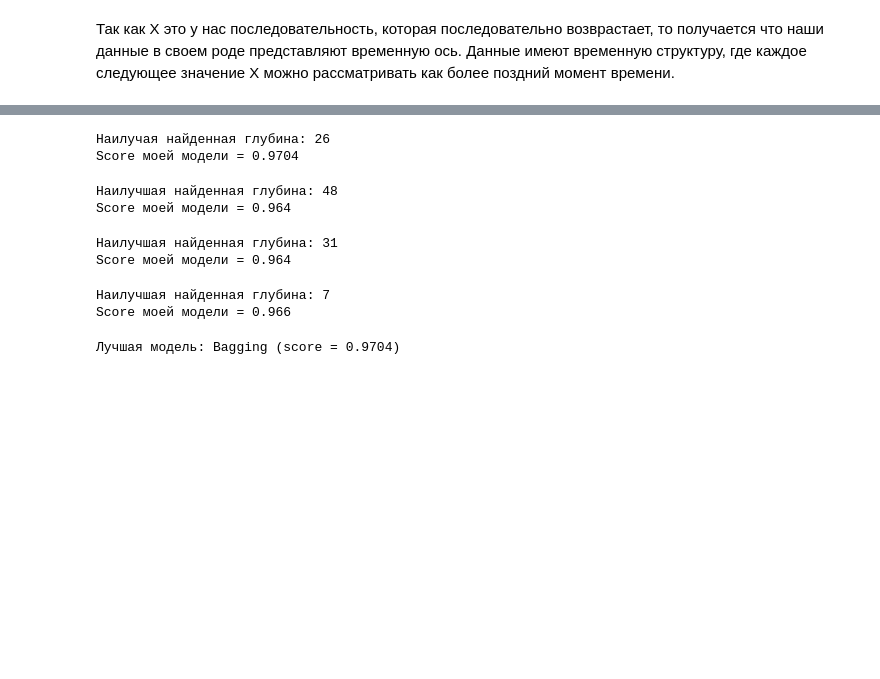
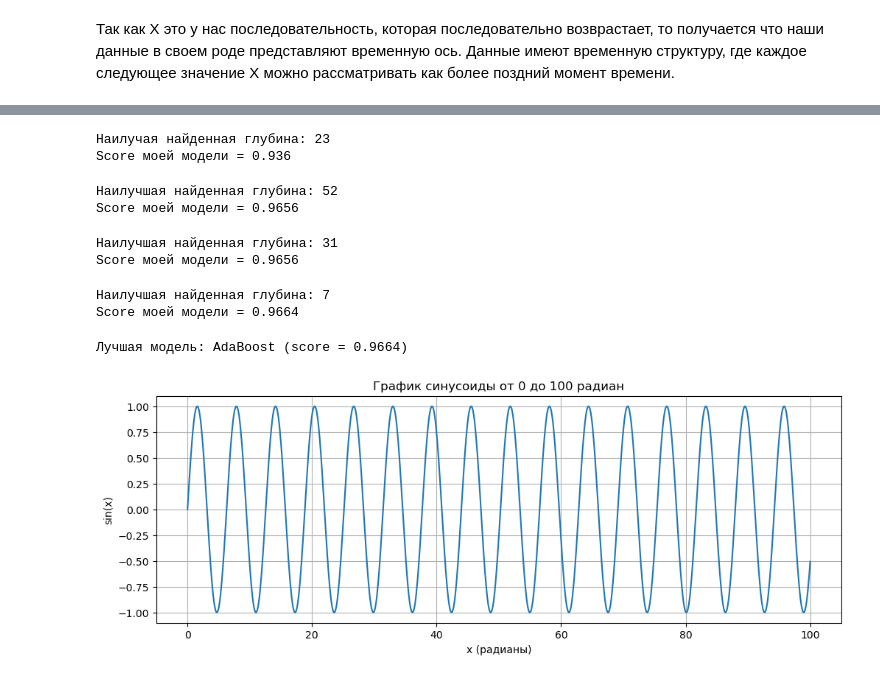
Before and after one commit to Dest1n640/AI, a Jupyter notebook: Homeworks/05_ensemble_methods/main.ipynb, the cells around one changed output, grey strips where cells are left out. Saved outputs shown, nothing was run; the diff lists cells and outputs as text; code cells hidden in the pictures; blank space fills up the shorter version.

```diff
--- a/Homeworks/05_ensemble_methods/main.ipynb
+++ b/Homeworks/05_ensemble_methods/main.ipynb
@@ -31,7 +17,7 @@ best_score, best_depth
 # %%
 best_depth = 0
 best_score = 0
-for i in range(1, 50):
+for i in range(1, 100):
   clf = tree.DecisionTreeClassifier(max_depth = i)
   bagging_clf = BaggingClassifier(clf, n_estimators = 5)
   res = cross_validate(bagging_clf, x_train, y_train, cv = cvsk)
@@ -45,14 +31,14 @@ bagging_clf = bagging_clf.fit(x_train, y_train)
 print(f"Score моей модели = {bagging_clf.score(x_test, y_test)}")
 bagging_clf_score = bagging_clf.score(x_test, y_test)
 # %% [output]
-Наилучая найденная глубина: 26
-Score моей модели = 0.9704
+Наилучая найденная глубина: 23
+Score моей модели = 0.936
 # %%
 best_depth = 0
 best_score = 0
-for i in range(1, 150):
+for i in range(1, 100):
   rfc = RandomForestClassifier(max_depth=i, n_estimators=5)
-  res = cross_validate(rfc, x_train, y_train, cv = cvsk, )
+  res = cross_validate(rfc, x_train, y_train, cv = cvsk)
   if best_score < res['test_score'].mean():
     best_score = res['test_score'].mean()
     best_depth = i
@@ -62,12 +48,12 @@ rfc.fit(x_train, y_train)
 print(f"Score моей модели = {rfc.score(x_test, y_test)}")
 rfc_score = rfc.score(x_test, y_test)
 # %% [output]
-Наилучшая найденная глубина: 48
-Score моей модели = 0.964
+Наилучшая найденная глубина: 52
+Score моей модели = 0.9656
 # %%
 best_depth = 0
 best_score = 0
-for i in range(1, 50):
+for i in range(1, 100):
   stackingClf = StackingClassifier(
     estimators=[
       ('t1', tree.DecisionTreeClassifier(max_depth=i)),
@@ -98,27 +84,46 @@ print(f"Score моей модели = {stackingClf.score(x_test, y_test)}")
 stackingClf_score = stackingClf.score(x_test, y_test)
 # %% [output]
 Наилучшая найденная глубина: 31
-Score моей модели = 0.964
+Score моей модели = 0.9656
 # %%
 best_score = 0
 best_depth = 0
-for i in range(1, 50):
+for i in range(1, 100):
   AdaBoost_clf = AdaBoostClassifier(tree.DecisionTreeClassifier(max_depth=i), n_estimators=5)
   res = cross_validate(AdaBoost_clf, x_train, y_train, cv = cvsk)
   if best_score < res['test_score'].mean():
     best_score = res['test_score'].mean()
     best_depth = i
 print(f"Наилучшая найденная глубина: {best_depth}")
-AdaBoost_clf = AdaBoostClassifier(tree.DecisionTreeClassifier(max_depth=best_depth), n_estimators=5, random_state=0)
+AdaBoost_clf = AdaBoostClassifier(tree.DecisionTreeClassifier(max_depth=best_depth), n_estimators=5)
 AdaBoost_clf = AdaBoost_clf.fit(x_train, y_train)
 print(f"Score моей модели = {AdaBoost_clf.score(x_test, y_test)}")
 AdaBoostClf_score = AdaBoost_clf.score(x_test, y_test)
 # %% [output]
 Наилучшая найденная глубина: 7
-Score моей модели = 0.966
+Score моей модели = 0.9664
 # %%
 x = {"AdaBoost": AdaBoostClf_score, "Bagging":bagging_clf_score, "Random forest":rfc_score, "Stacking":stackingClf_score}
 best_model = max(x, key=x.get)
-print(f"Лучшая модель: {best_model} (score = {x[best_model]:.4f})")
+print(f"Лучшая модель: {best_model} (score = {x[best_model]})")
 # %% [output]
-Лучшая модель: Bagging (score = 0.9704)
+Лучшая модель: AdaBoost (score = 0.9664)
+# %%
+# ...existing code...
+
+import numpy as np
+import matplotlib.pyplot as plt
+
+x = np.linspace(0, 100, 1000)
+y = np.sin(x)
+
+plt.figure(figsize=(12, 4))
+plt.plot(x, y)
+plt.title("График синусоиды от 0 до 100 радиан")
+plt.xlabel("x (радианы)")
+plt.ylabel("sin(x)")
+plt.grid(True)
+plt.show()
+# ...existing code...
+# %% [output]
+[figure, added]
```
Also changed, not shown: parts of 3 cells of this notebook.
